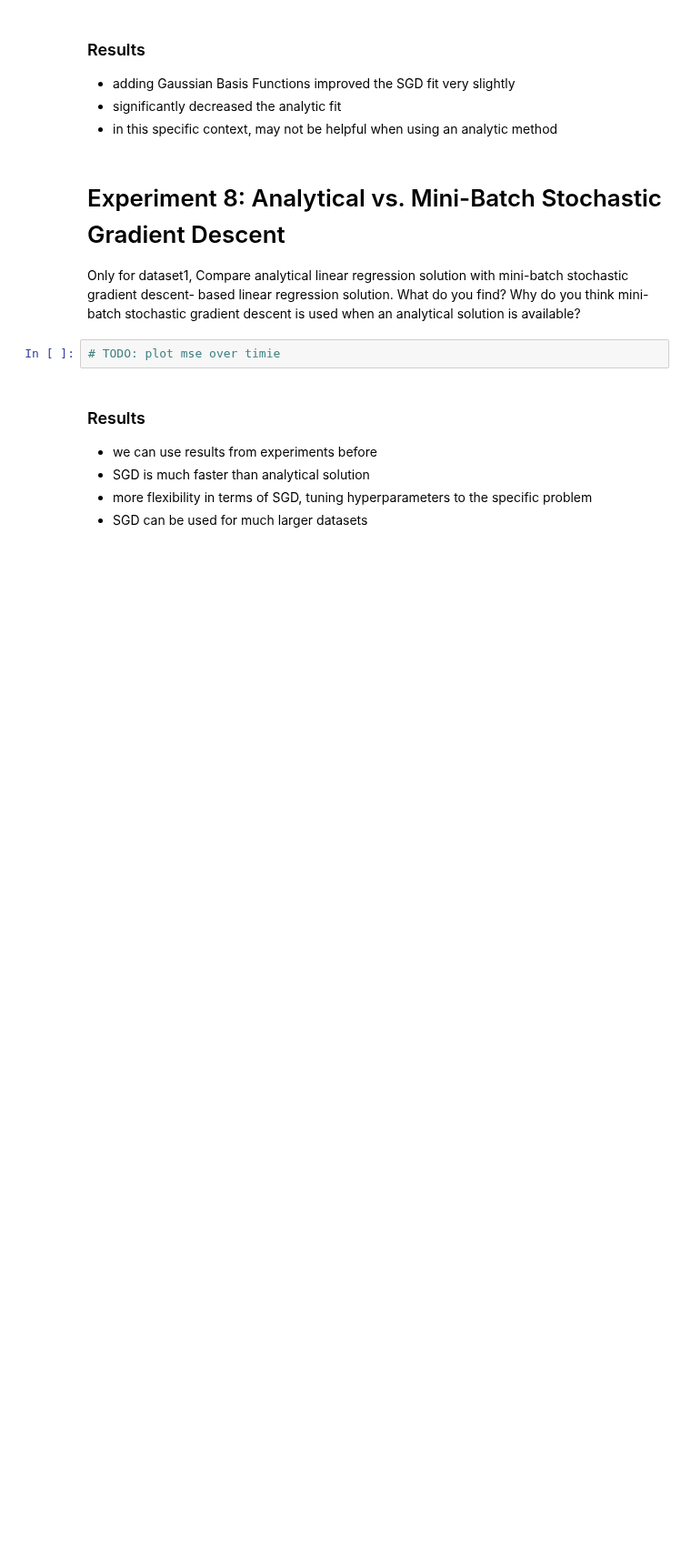
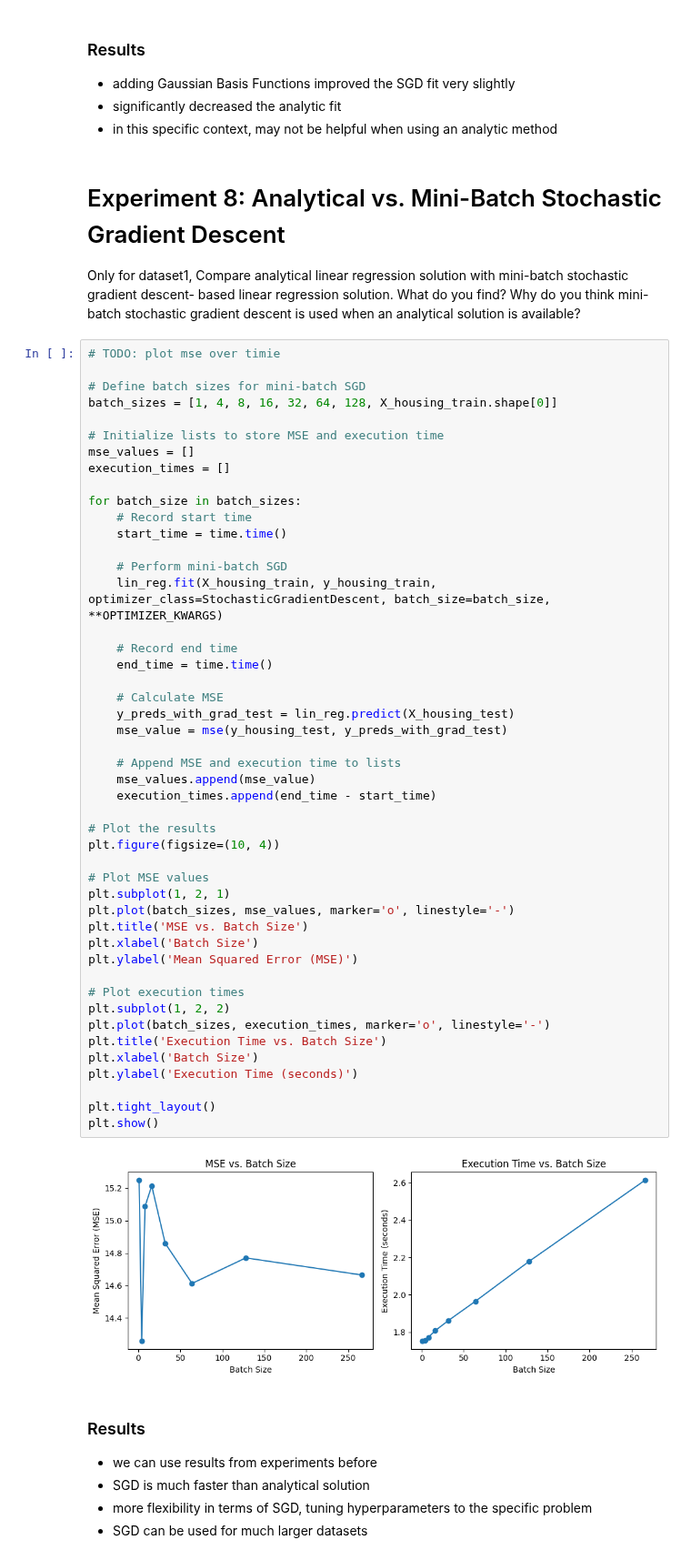
Before and after one commit to j-c-carr/Real-Estate-and-Wine-Quality-Prediction, a Jupyter notebook: experiments_test.ipynb, the cells around one changed output. Shown at 91% size. Drawn from its saved outputs; the diff is of its cells as text; blank space fills up the shorter version.

```diff
--- a/experiments_test.ipynb
+++ b/experiments_test.ipynb
@@ -1114,8 +1114,55 @@ SGD Fit MSE: 16.442
 # %% [markdown]
 # Experiment 8: Analytical vs. Mini-Batch Stochastic Gradient Descent
 Only for dataset1, Compare analytical linear regression solution with mini-batch stochastic gradient descent- based linear regression solution. What do you find? Why do you think mini-batch stochastic gradient descent is used when an analytical solution is available?
-# %%
-# TODO: plot mse over timie
+# %%
+# TODO: plot mse over timie
+
+# Define batch sizes for mini-batch SGD
+batch_sizes = [1, 4, 8, 16, 32, 64, 128, X_housing_train.shape[0]]
+
+# Initialize lists to store MSE and execution time
+mse_values = []
+execution_times = []
+
+for batch_size in batch_sizes:
+    # Record start time
+    start_time = time.time()
+
+    # Perform mini-batch SGD
+    lin_reg.fit(X_housing_train, y_housing_train, optimizer_class=StochasticGradientDescent, batch_size=batch_size, **OPTIMIZER_KWARGS)
+
+    # Record end time
+    end_time = time.time()
+
+    # Calculate MSE
+    y_preds_with_grad_test = lin_reg.predict(X_housing_test)
+    mse_value = mse(y_housing_test, y_preds_with_grad_test)
+
+    # Append MSE and execution time to lists
+    mse_values.append(mse_value)
+    execution_times.append(end_time - start_time)
+
+# Plot the results
+plt.figure(figsize=(10, 4))
+
+# Plot MSE values
+plt.subplot(1, 2, 1)
+plt.plot(batch_sizes, mse_values, marker='o', linestyle='-')
+plt.title('MSE vs. Batch Size')
+plt.xlabel('Batch Size')
+plt.ylabel('Mean Squared Error (MSE)')
+
+# Plot execution times
+plt.subplot(1, 2, 2)
+plt.plot(batch_sizes, execution_times, marker='o', linestyle='-')
+plt.title('Execution Time vs. Batch Size')
+plt.xlabel('Batch Size')
+plt.ylabel('Execution Time (seconds)')
+
+plt.tight_layout()
+plt.show()
+# %% [output]
+[figure, added]
 # %% [markdown]
 ### Results
 
```
